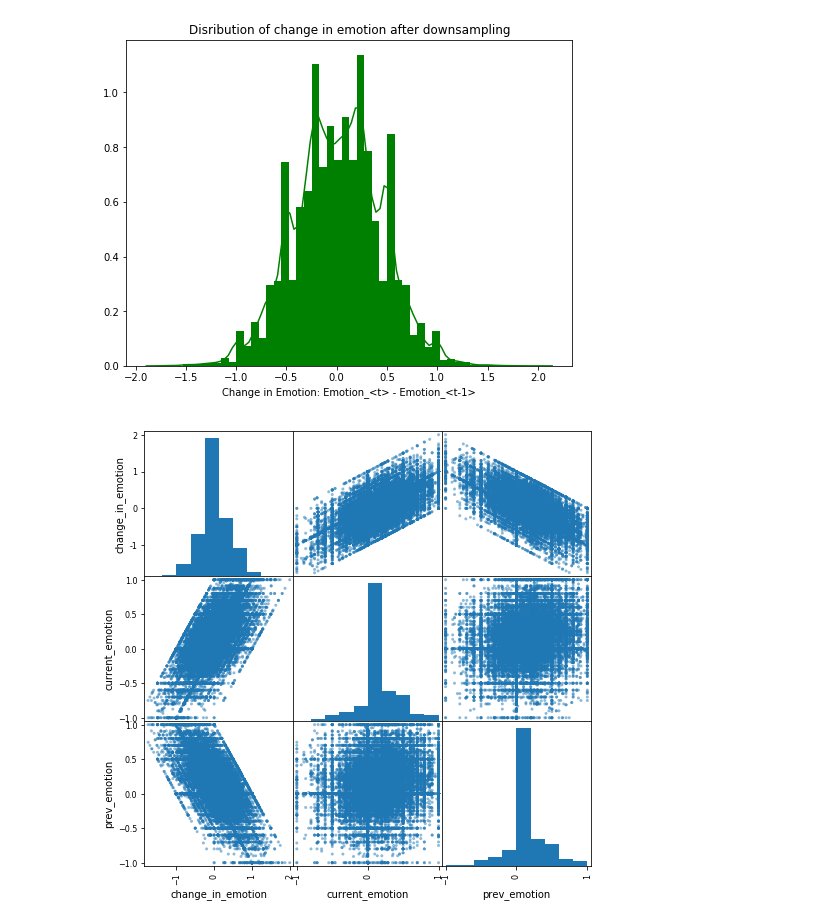
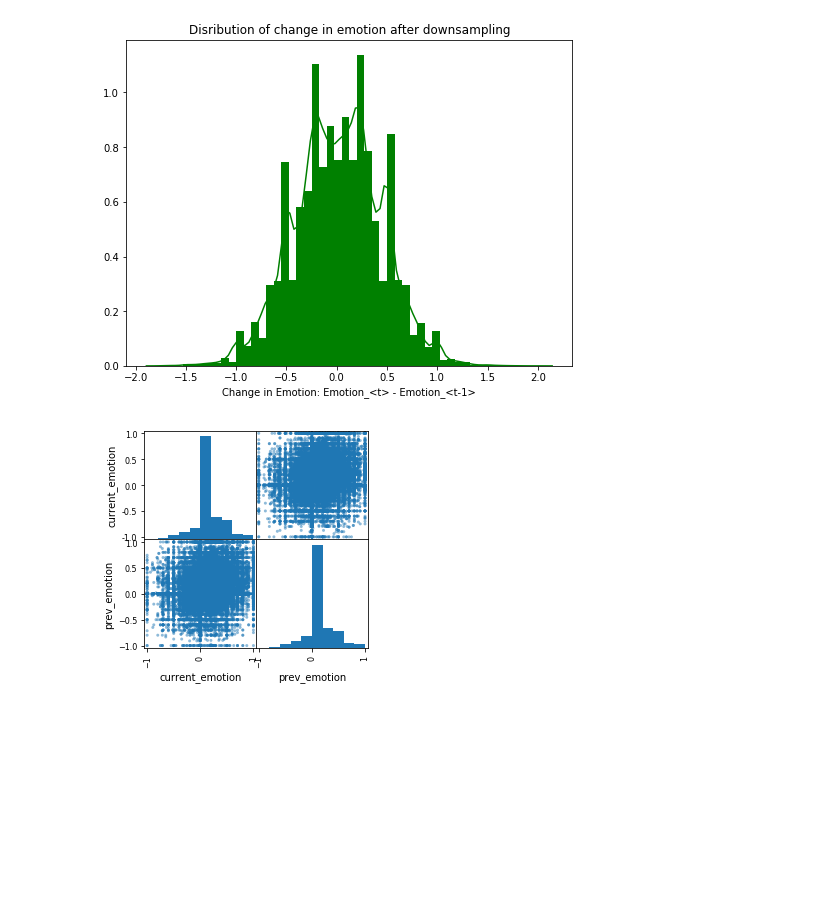
Before and after one commit to zmahoor/loris_ai_data_challenge, a Jupyter notebook: question_2_part_a.ipynb, the cells around one changed output. Cells and saved outputs as stored; diff of their text form; code cells hidden in the pictures; blank space fills up the shorter version.

```diff
--- a/question_2_part_a.ipynb
+++ b/question_2_part_a.ipynb
@@ -252,9 +328,10 @@ plt.show()
 # %% [output]
 [figure]
 # %%
-emotions_df = pd.DataFrame(conversations_list)
-pd.plotting.scatter_matrix(emotions_df, figsize=(8, 8))
-plt.title('distribution of emotions')
+# distribution of
+emotions_df = pd.DataFrame(train_samples)
+pd.plotting.scatter_matrix(emotions_df, figsize=(4, 4))
+# plt.title('distribution of emotions')
 plt.show()
 # %% [output]
-[figure, old version]
+[figure, new version]
```
Also changed, not shown: parts of 10 cells of this notebook, 3 other files.
